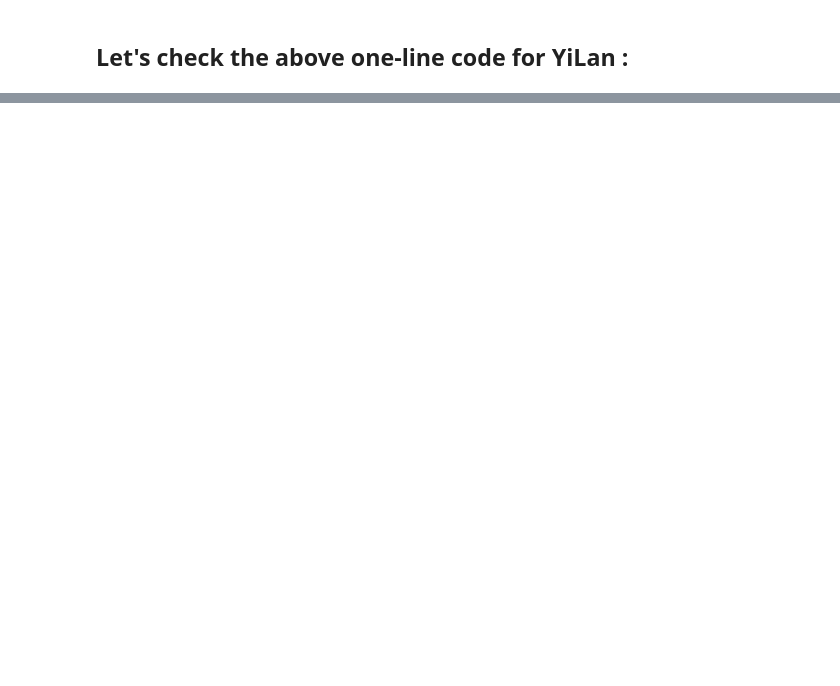
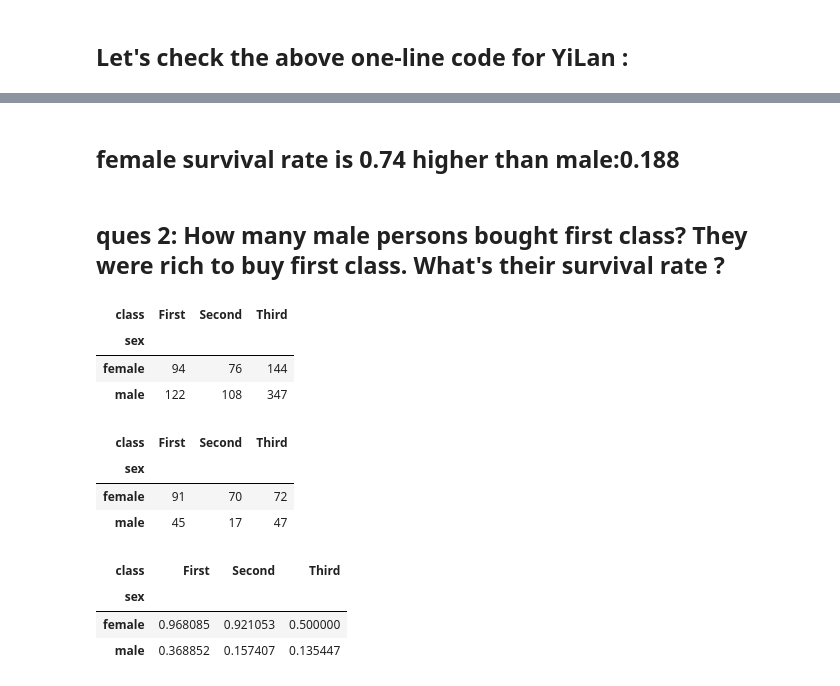
Before and after one commit to alabtsai/FGU-Class, a Jupyter notebook: Lecture_0523.ipynb, the cells around one changed output, grey strips where cells are left out. Drawn from its saved outputs; the diff is of its cells as text; code cells hidden in the pictures; blank space fills up the shorter version.

```diff
--- a/Lecture_0523.ipynb
+++ b/Lecture_0523.ipynb
@@ -193,0 +281,25 @@ Name: 宜蘭縣, dtype: int64
+# %% [markdown]
+## female survival rate is 0.74 higher than male:0.188
+# %% [markdown]
+## ques 2: How many male persons bought first class?  They were rich to buy first class. What's their survival rate ?
+# %%
+titanic.pivot_table(values='survived', index='sex', columns='class',aggfunc='count')
+# %% [output]
+| class | First | Second | Third |
+| sex |  |  |  |
+| female | 94 | 76 | 144 |
+| male | 122 | 108 | 347 |
+# %%
+titanic.pivot_table(values='survived', index='sex', columns='class',aggfunc='sum')
+# %% [output]
+| class | First | Second | Third |
+| sex |  |  |  |
+| female | 91 | 70 | 72 |
+| male | 45 | 17 | 47 |
+# %%
+titanic.pivot_table(values='survived', index='sex', columns='class',aggfunc='mean')
+# %% [output]
+| class | First | Second | Third |
+| sex |  |  |  |
+| female | 0.968085 | 0.921053 | 0.500000 |
+| male | 0.368852 | 0.157407 | 0.135447 |
```
Also changed, not shown: parts of 27 cells of this notebook.
